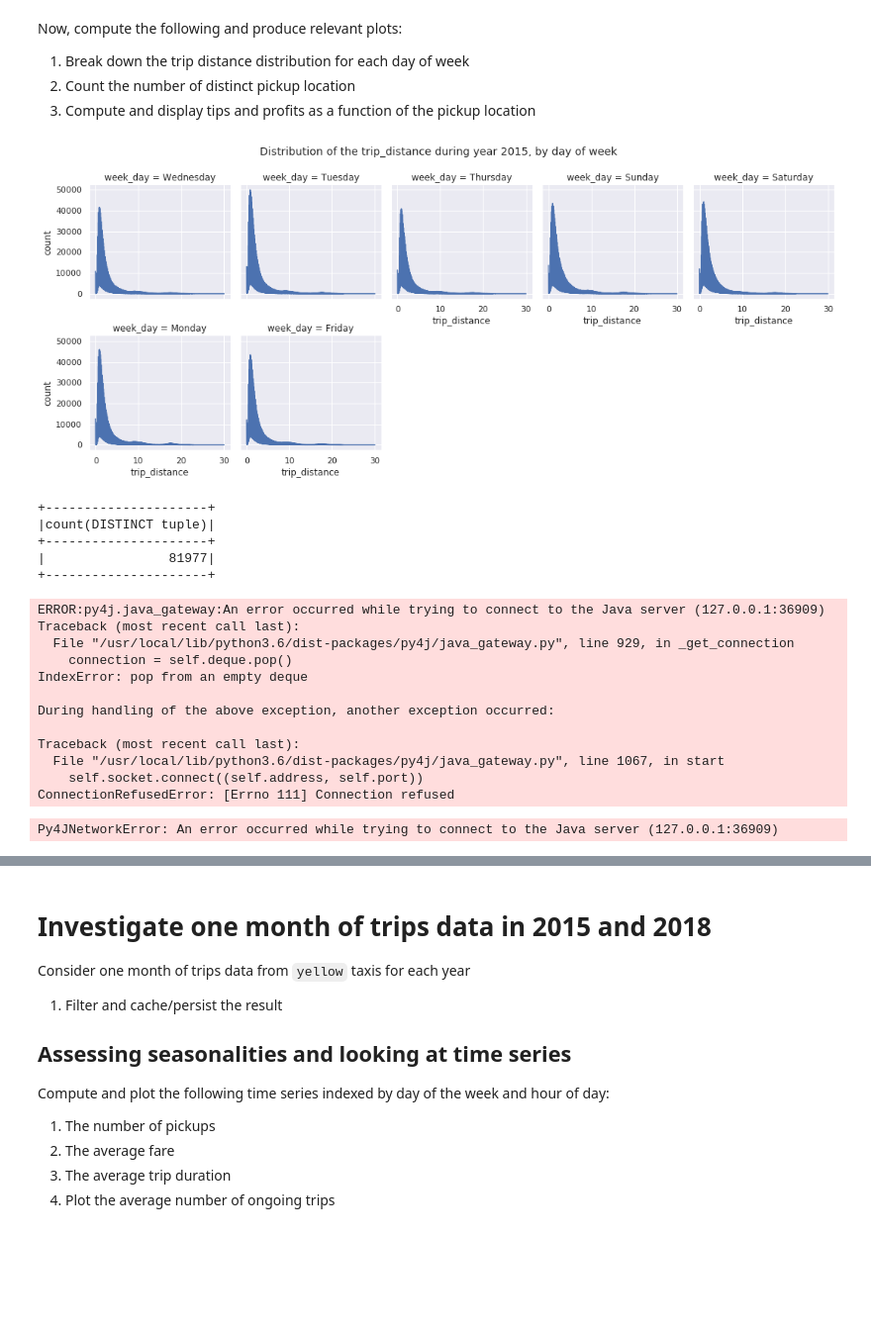
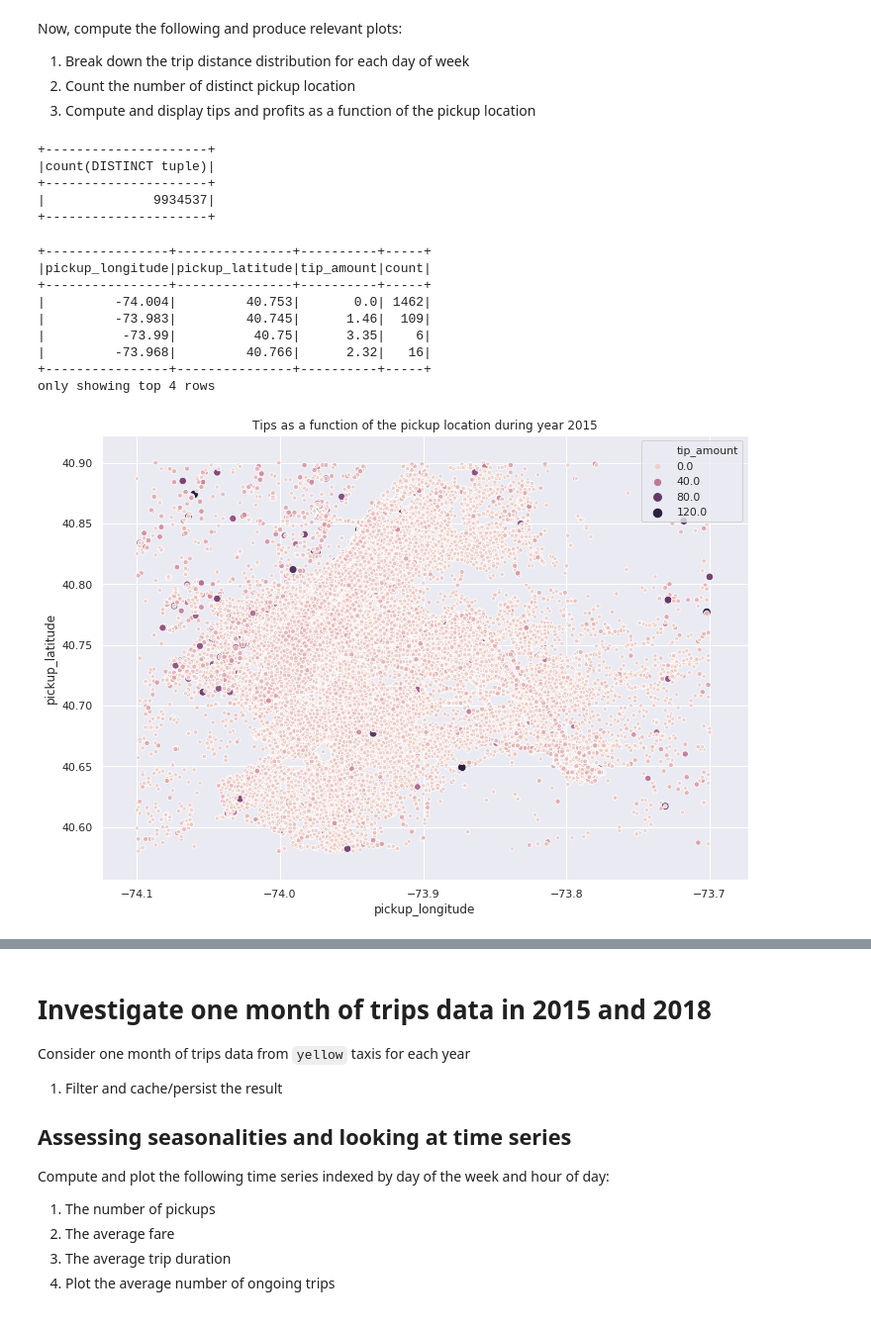
Before and after one commit to idardo97/big_data, a Jupyter notebook: homework03.ipynb, the cells around one changed output, grey strips where cells are left out. Shown at 99% size. Saved outputs shown, nothing was run; the diff lists cells and outputs as text; code cells hidden in the pictures; blank space fills up the shorter version.

Commit message:
yay les jolis plots

```diff
--- a/homework03.ipynb
+++ b/homework03.ipynb
@@ -148,6 +112,8 @@ spark = (SparkSession
     .builder
     .appName("Homework 3")
     .getOrCreate()
+    .config("spark.executor.memory", "12gb")
+    .config("spark.driver.memory", "12gb")
 )
 # %%
 df_15_03 = spark.read\
@@ -516,53 +388,69 @@ g = g.map(sns.lineplot, "trip_distance", "count")
 g.fig.suptitle("Distribution of the trip_distance during year 2015, by day of week", y=1.05)
 
 plt.show()
-# %% [output]
-[figure, removed]
 # %%
 #The number of distinct pickup location :
 
+import pyspark.sql.functions as func
 from pyspark.sql.functions import countDistinct
 from pyspark.sql.functions import col
-import itertools
+from pyspark.sql.functions import udf
 
-tuples = df_mar15.withColumn("tuple", col("pickup_longitude")+col("pickup_latitude"))
 
-gr = tuples.agg(countDistinct('tuple'))
+def concat_str(a,b):
+  return str(a) + str(b)
+spark.udf.register("concat_str", concat_str)
+first_udf = udf(concat_str)
+
+df = df_mar15.select("pickup_longitude","pickup_latitude", first_udf("pickup_longitude","pickup_latitude").alias("tuple"))
+
+gr = df.agg(countDistinct('tuple'))
 gr.show()
 
-#81977
+#9934537
 # %% [output]
 +---------------------+
 |count(DISTINCT tuple)|
 +---------------------+
-|                81977|
+|              9934537|
 +---------------------+
 # %%
-#Compute and display tips and profits as a function of the pickup location:
+#Compute and display tips as a function of the pickup location :
 
-tuples.show(1)
+import pyspark.sql.functions as func
+from pyspark.sql.functions import col
+from matplotlib import pyplot
 
+
+df_location = mar15_filtred.where(col('tip_amount').between(0,100))\
+                    .withColumn('pickup_longitude',func.round(mar15_filtred['pickup_longitude'],3))\
+                    .withColumn('pickup_latitude',func.round(mar15_filtred['pickup_latitude'],3))\
+                    .groupBy(col('pickup_longitude'),col('pickup_latitude'),col('tip_amount')).count()
+
+df_location.show(4)
+
+
+fig, ax = plt.subplots(figsize=(11.7, 8.27))
 
 sns.set()
 
-k = sns.lineplot(x = "tip_amount",
-                 y = "tuple",
-                 data = tuples.toPandas()).set_title("Tips as a function of the pickup location during year 2015")
 
-#tuples = tuples.withColumn("profits", col("total_amount")-(col("mta_tax")+col("tolls_amount")))
+k = sns.scatterplot(x='pickup_longitude',
+                    y='pickup_latitude',
+                    hue='tip_amount',
+                    size='tip_amount',
+                    data=df_location.toPandas(),
+                   ax=ax).set_title("Tips as a function of the pickup location during year 2015")
 
 plt.show()
 # %% [output]
-ERROR:py4j.java_gateway:An error occurred while trying to connect to the Java server (127.0.0.1:36909)
-Traceback (most recent call last):
-  File "/usr/local/lib/python3.6/dist-packages/py4j/java_gateway.py", line 929, in _get_connection
-    connection = self.deque.pop()
-IndexError: pop from an empty deque
-
-During handling of the above exception, another exception occurred:
-
-Traceback (most recent call last):
-  File "/usr/local/lib/python3.6/dist-packages/py4j/java_gateway.py", line 1067, in start
-    self.socket.connect((self.address, self.port))
-ConnectionRefusedError: [Errno 111] Connection refused
++----------------+---------------+----------+-----+
+|pickup_longitude|pickup_latitude|tip_amount|count|
++----------------+---------------+----------+-----+
+|         -74.004|         40.753|       0.0| 1462|
+|         -73.983|         40.745|      1.46|  109|
+|          -73.99|          40.75|      3.35|    6|
+|         -73.968|         40.766|      2.32|   16|
++----------------+---------------+----------+-----+
+only showing top 4 rows
-Py4JNetworkError: An error occurred while trying to connect to the Java server (127.0.0.1:36909)
+[figure, added]
```
Also changed, not shown: parts of 12 cells of this notebook.
